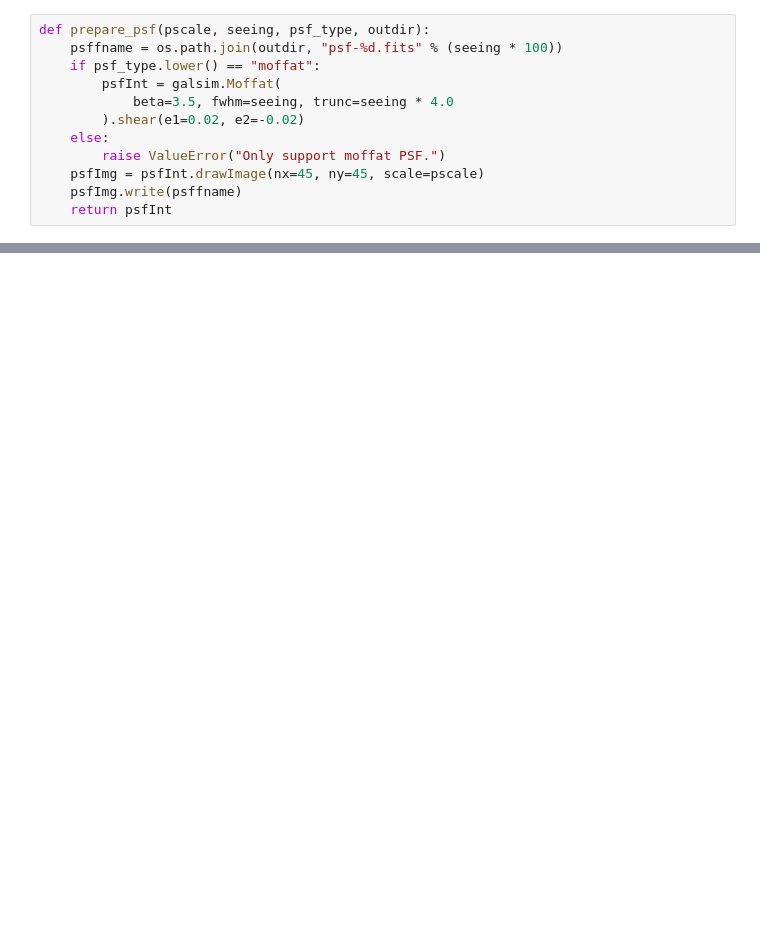
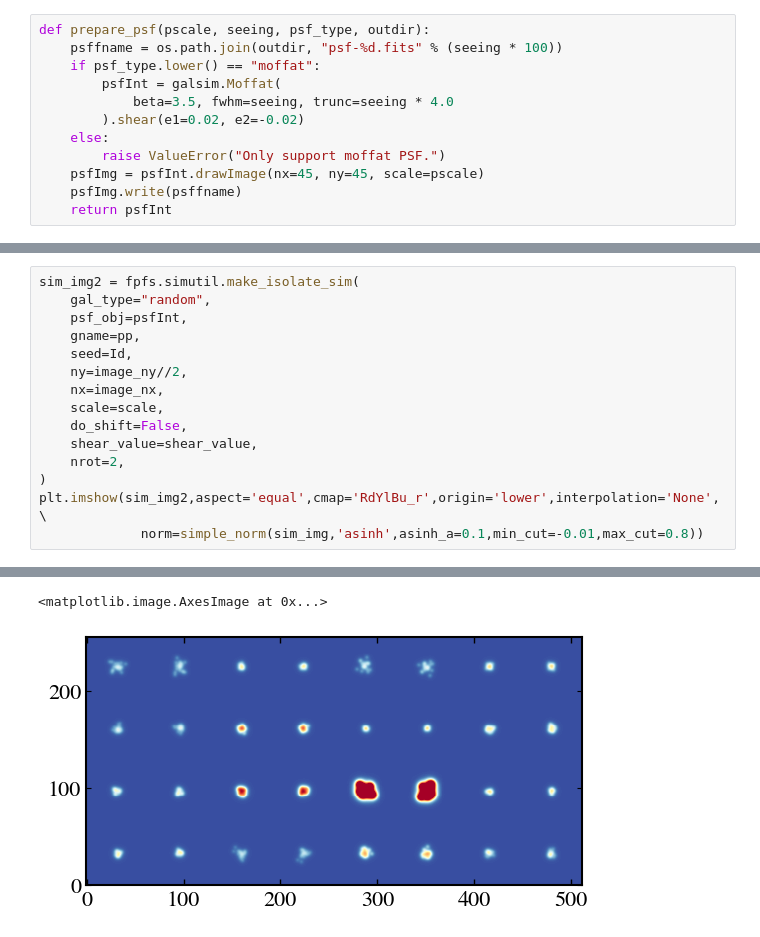
Before and after one commit to mr-superonion/FPFS, a Jupyter notebook: docs/examples/notebooks/2_simulate_galaxy_basic.ipynb, the cells around one changed output, grey strips where cells are left out. Saved outputs shown, nothing was run; the diff lists cells and outputs as text; blank space fills up the shorter version.

```diff
--- a/docs/examples/notebooks/2_simulate_galaxy_basic.ipynb
+++ b/docs/examples/notebooks/2_simulate_galaxy_basic.ipynb
@@ -88,0 +85,16 @@ plt.imshow(sim_img,aspect='equal',cmap='RdYlBu_r',origin='lower',interpolation='
+# %%
+sim_img2 = fpfs.simutil.make_isolate_sim(
+    gal_type="random",
+    psf_obj=psfInt,
+    gname=pp,
+    seed=Id,
+    ny=image_ny//2,
+    nx=image_nx,
+    scale=scale,
+    do_shift=False,
+    shear_value=shear_value,
+    nrot=2,
+)
+plt.imshow(sim_img2,aspect='equal',cmap='RdYlBu_r',origin='lower',interpolation='None',\
+             norm=simple_norm(sim_img,'asinh',asinh_a=0.1,min_cut=-0.01,max_cut=0.8))
+# %% [output]
@@ -88,0 +103,2 @@ plt.imshow(sim_img,aspect='equal',cmap='RdYlBu_r',origin='lower',interpolation='
+<matplotlib.image.AxesImage at 0x...>
+[figure, added]
```
Also changed, not shown: parts of 5 cells of this notebook, 9 other files.
